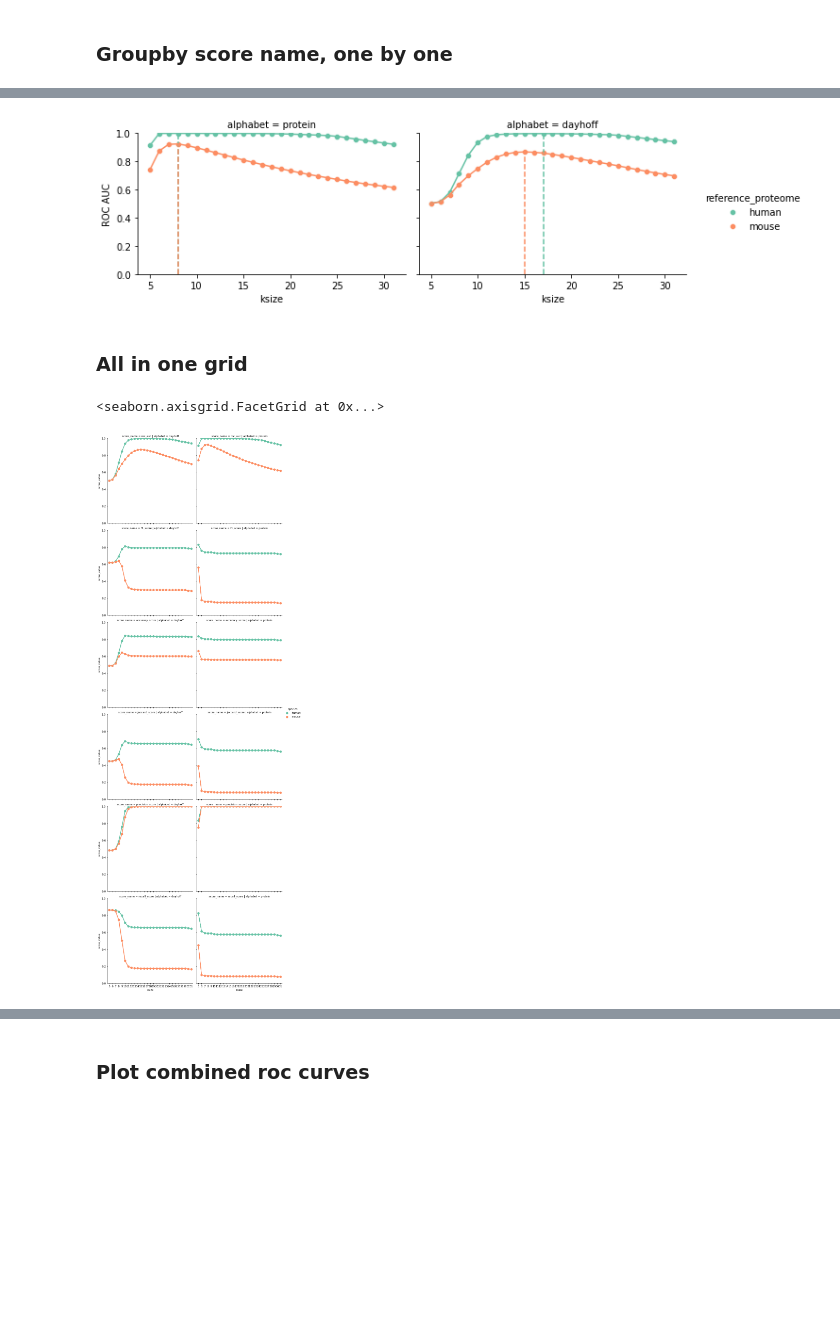
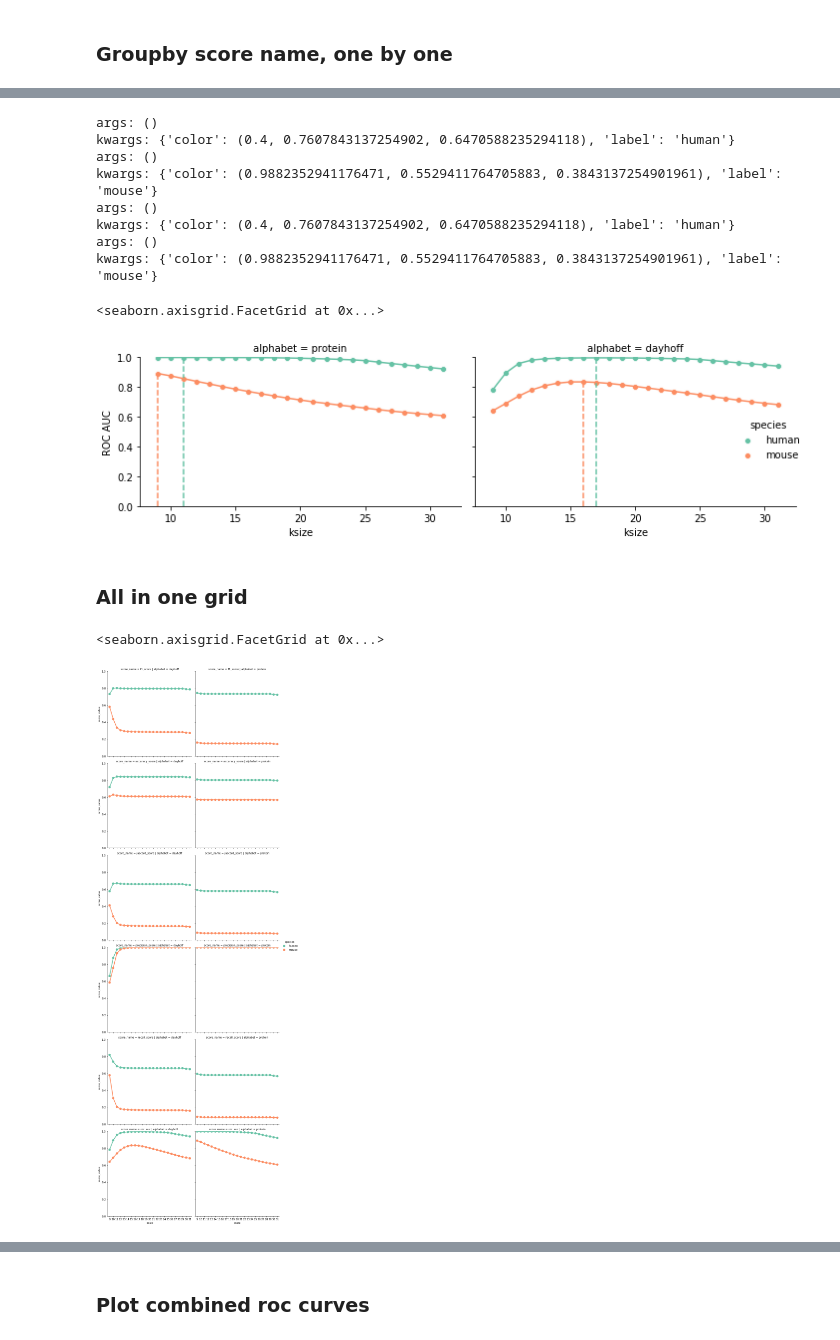
Before and after one commit to czbiohub-sf/scrnaseq-for-the-99-percent, a Jupyter notebook: notebooks/106_sklearn_metrics_human_qfo_busco_mammalia.ipynb, the cells around one changed output, grey strips where cells are left out. Drawn from its saved outputs; the diff is of its cells as text; code cells hidden in the pictures; blank space fills up the shorter version.

Commit message:
Add human qfo notebooks so far

```diff
--- a/notebooks/106_sklearn_metrics_human_qfo_busco_mammalia.ipynb
+++ b/notebooks/106_sklearn_metrics_human_qfo_busco_mammalia.ipynb
@@ -505,0 +318,5 @@ combined_roc_auc_score.to_csv(csv, index=False)
+# %%
+%%time
+
+mouse_roc_auc_score = compute_roc_auc(mouse_scores_for_metrics)
+mouse_roc_auc_score.head()
@@ -558,6 +406,11 @@ combined_roc_curve.to_parquet(parquet, index=False)
 # %% [markdown]
 ## Combine non-curve sscores
+# %%
+mouse_metrics['species'] = 'mouse'
+human_metrics['species'] = 'human'
+mouse_roc_auc_score['species'] = 'mouse'
+human_roc_auc_score['species'] = 'human'
 # %%
-concatenated_metrics = pd.concat([combined_roc_auc_score, combined_metrics], ignore_index=True)
-describe(concatenated_metrics)
+combined_metrics = pd.concat([human_metrics, human_roc_auc_score, mouse_metrics, mouse_roc_auc_score], ignore_index=True)
+describe(combined_metrics)
 # %% [output]
@@ -695,0 +460,2 @@ FIGURE_FOLDER = os.path.join('..', 'figures')
+# %%
+combined_roc_auc = combined_metrics.query('score_name == "roc_auc"')
@@ -696,33 +470,39 @@ FIGURE_FOLDER = os.path.join('..', 'figures')
 # %%
 def plot_argmax(x, y, *args, **kwargs):
     idxmax = y.idxmax()
     plt.vlines(x[idxmax], 0, y.max(), linestyle='--', *args, **kwargs)
 #     print('x:', x)
 #     print('y:', y)
-#     print('args:', args)
-#     print('kwargs:', kwargs)
+    print('args:', args)
+    print('kwargs:', kwargs)
     pass
 
-# alphabet_order = ['protein', 'dayhoff']
-g = sns.FacetGrid( hue='reference_proteome', col='alphabet', col_order=alphabet_order,
-        data=combined_roc_auc_protein, palette="Set2", height=3, aspect=1.5)
+alphabet_order = ['protein', 'dayhoff']
+g = sns.FacetGrid( hue='species', col='alphabet', col_order=alphabet_order,
+        data=combined_roc_auc, palette="Set2", height=3, aspect=1.5)
 g.map(sns.scatterplot, 'ksize', 'score_value')
 g.add_legend()
 g.map(plt.plot, 'ksize', 'score_value')
 g.map(plot_argmax, 'ksize', 'score_value')
 g.set(ylabel='ROC AUC', ylim=(0, 1))
-
-pdf = os.path.join(FIGURE_FOLDER, 'leaftea_translate__human_mouse__roc_auc__protein_dayhoff.pdf')
-g.savefig(pdf)
 # %% [output]
+args: ()
+kwargs: {'color': (0.4, 0.7607843137254902, 0.6470588235294118), 'label': 'human'}
+args: ()
+kwargs: {'color': (0.9882352941176471, 0.5529411764705883, 0.3843137254901961), 'label': 'mouse'}
+args: ()
+kwargs: {'color': (0.4, 0.7607843137254902, 0.6470588235294118), 'label': 'human'}
+args: ()
+kwargs: {'color': (0.9882352941176471, 0.5529411764705883, 0.3843137254901961), 'label': 'mouse'}
+<seaborn.axisgrid.FacetGrid at 0x...>
-[figure, old version]
+[figure, new version]
 # %% [markdown]
 ### All in one grid
 # %%
 g = sns.catplot(x='ksize', y='score_value', hue='species', col='alphabet',
-        data=concatenated_metrics, kind='point', palette='Set2', row='score_name')
+        data=combined_metrics, kind='point', palette='Set2', row='score_name')
 g.set(ylim=(0, 1 ))
 # %% [output]
 <seaborn.axisgrid.FacetGrid at 0x...>
-[figure, old version]
+[figure, new version]
 # %% [markdown]
```
Also changed, not shown: parts of 150 cells of this notebook, 5 other files.
